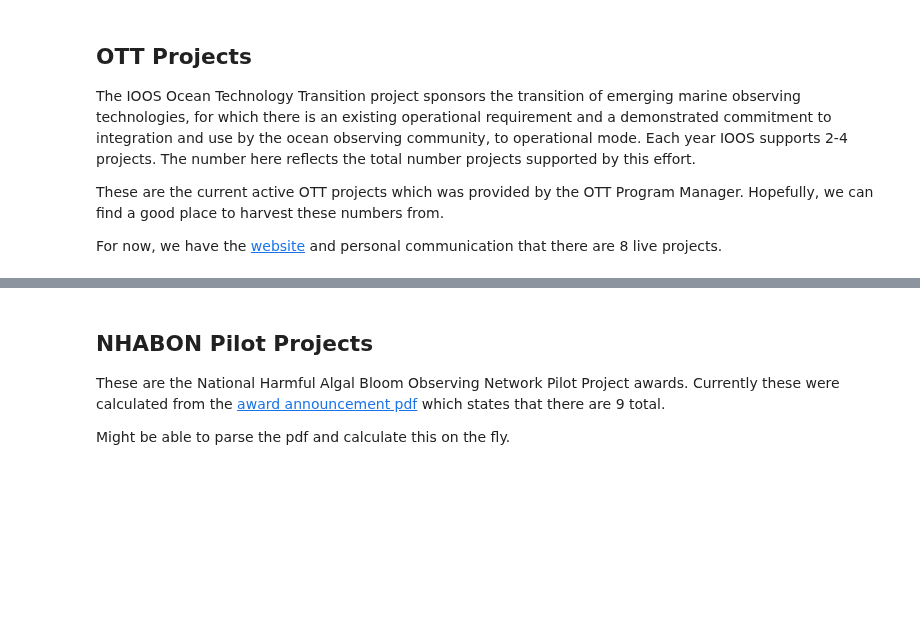
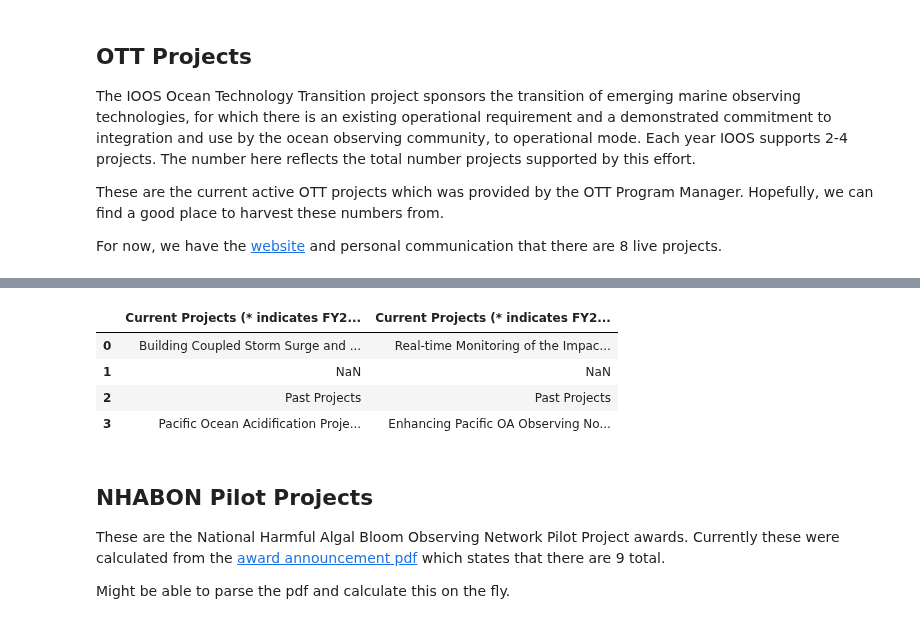
Before and after one commit to ioos/ioos_metrics, a Jupyter notebook: IOOS_BTN.ipynb, the cells around one changed output, grey strips where cells are left out. Drawn from its saved outputs; the diff is of its cells as text; code cells hidden in the pictures; blank space fills up the shorter version.

```diff
--- a/IOOS_BTN.ipynb
+++ b/IOOS_BTN.ipynb
@@ -866,3 +906,11 @@ ioos_btn_df
+# %%
+df[0]
+# %% [output]
+|  | Current Projects (* indicates FY2... | Current Projects (* indicates FY2... |
+| 0 | Building Coupled Storm Surge and ... | Real-time Monitoring of the Impac... |
+| 1 | NaN | NaN |
+| 2 | Past Projects | Past Projects |
+| 3 | Pacific Ocean Acidification Proje... | Enhancing Pacific OA Observing No... |
 # %% [markdown]
 ## NHABON Pilot Projects
 
```
Also changed, not shown: parts of 6 cells of this notebook.
